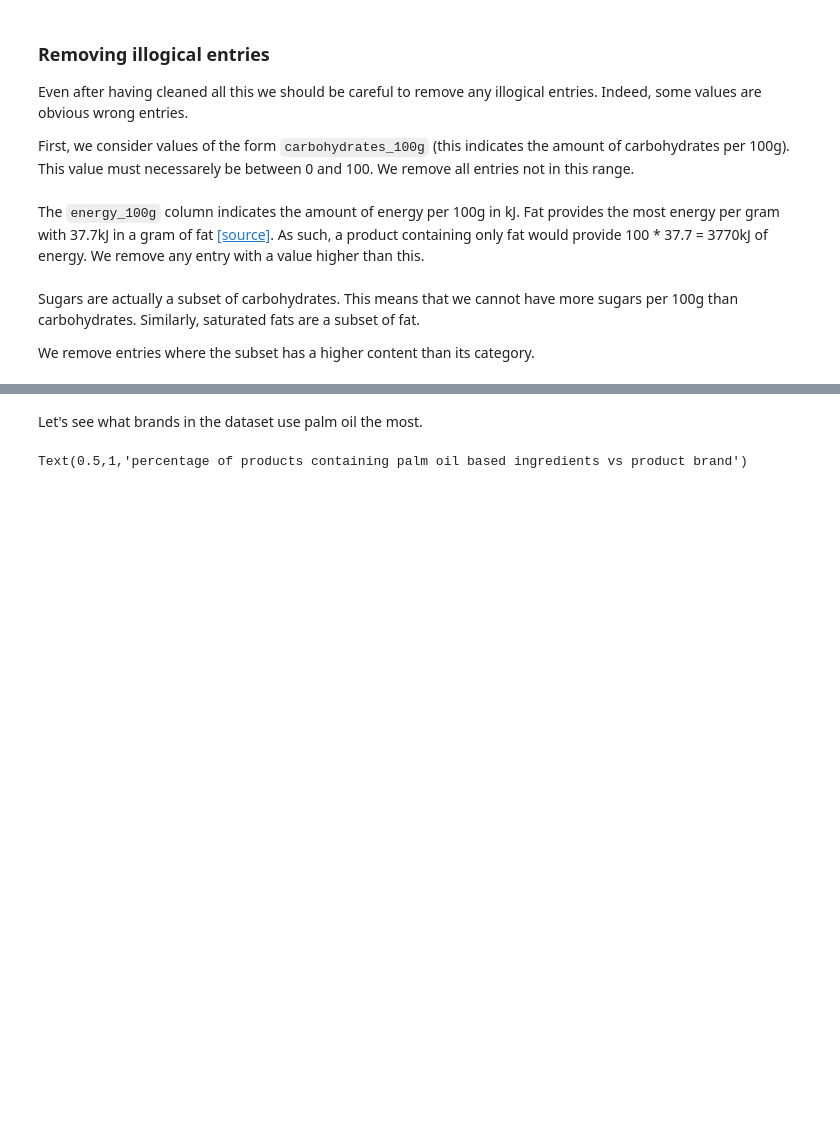
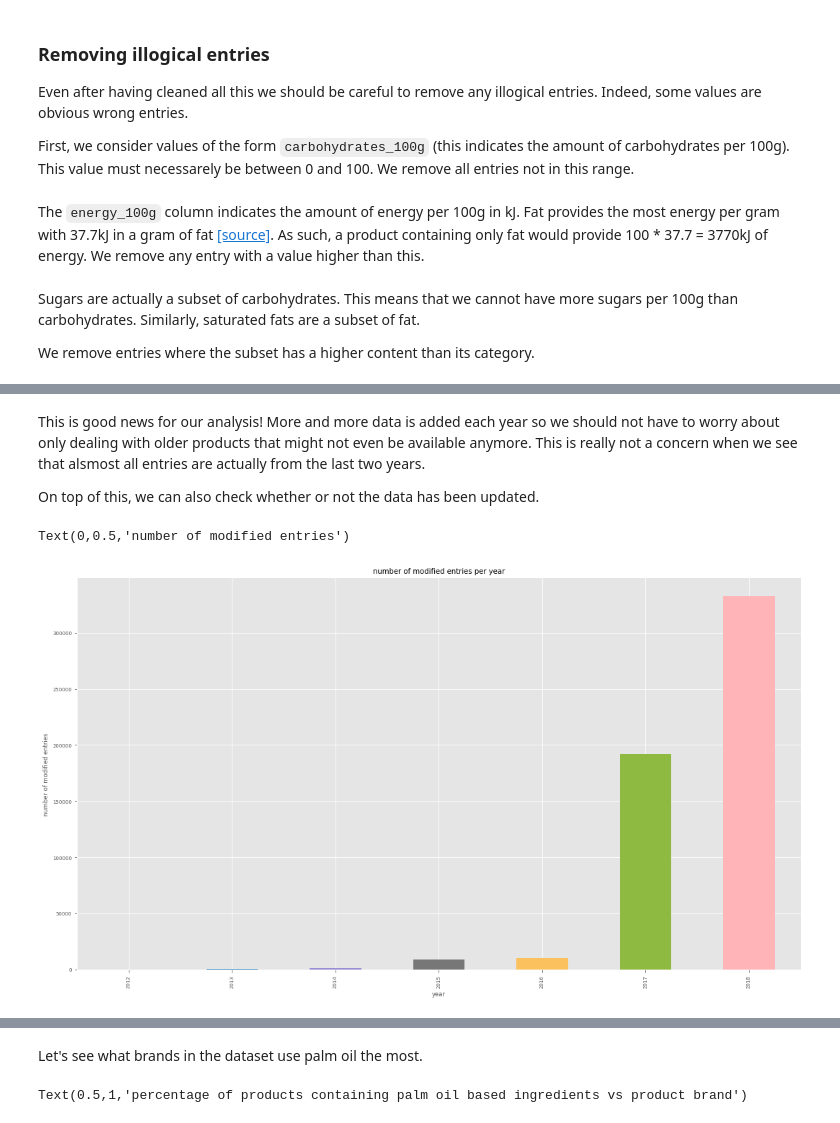
Before and after one commit to lbasseto/meyran-open-food-facts, a Jupyter notebook: Data PreProcessing.ipynb, the cells around one changed output, grey strips where cells are left out. Drawn from its saved outputs; the diff is of its cells as text; code cells hidden in the pictures; blank space fills up the shorter version.

```diff
--- a/Data PreProcessing.ipynb
+++ b/Data PreProcessing.ipynb
@@ -419,0 +569,12 @@ df = df[df['saturated-fat_100g'] <= df['fat_100g']]
+# %% [markdown]
+This is good news for our analysis! More and more data is added each year so we should not have to worry about only dealing with older products that might not even be available anymore. This is really not a concern when we see that alsmost all entries are actually from the last two years.
+
+On top of this, we can also check whether or not the data has been updated.
+# %%
+df['last_modified_datetime'].map(lambda x: x.year).value_counts().sort_index().plot.bar()
+plt.title('number of modified entries per year')
+plt.xlabel('year')
+plt.ylabel('number of modified entries')
+# %% [output]
+Text(0,0.5,'number of modified entries')
+[figure, added]
```
Also changed, not shown: parts of 26 cells of this notebook, 2 other files.
